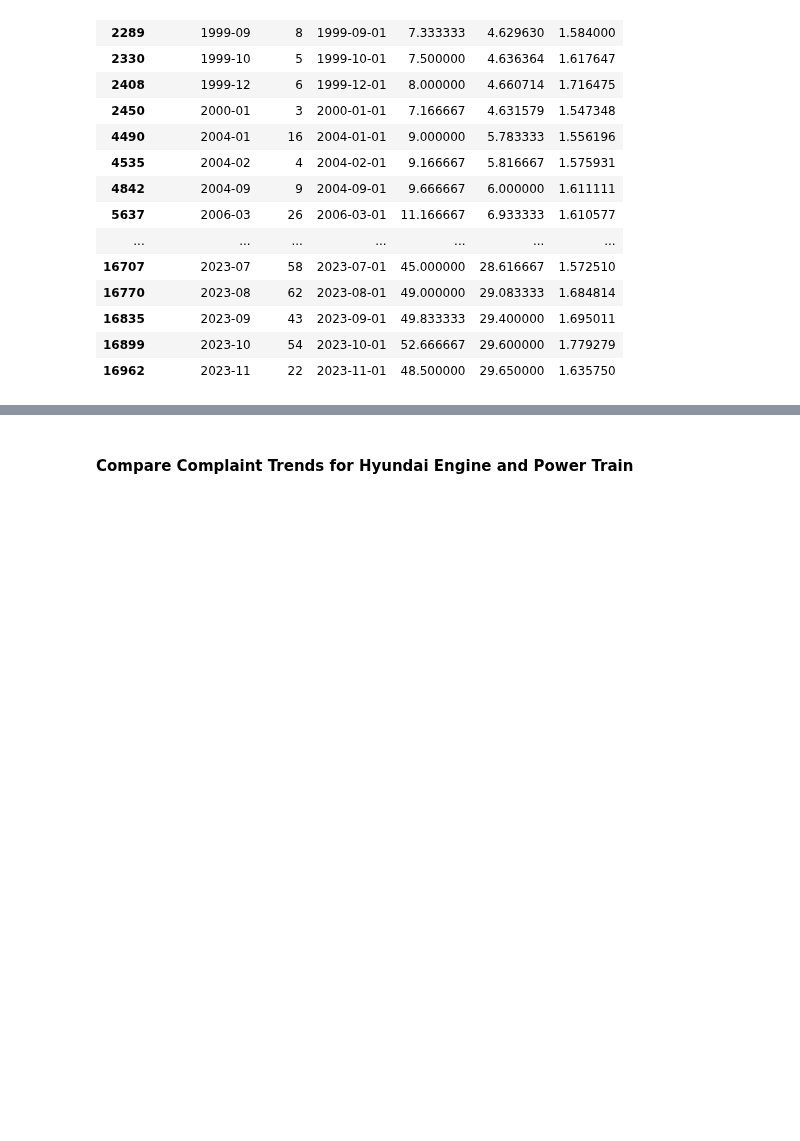
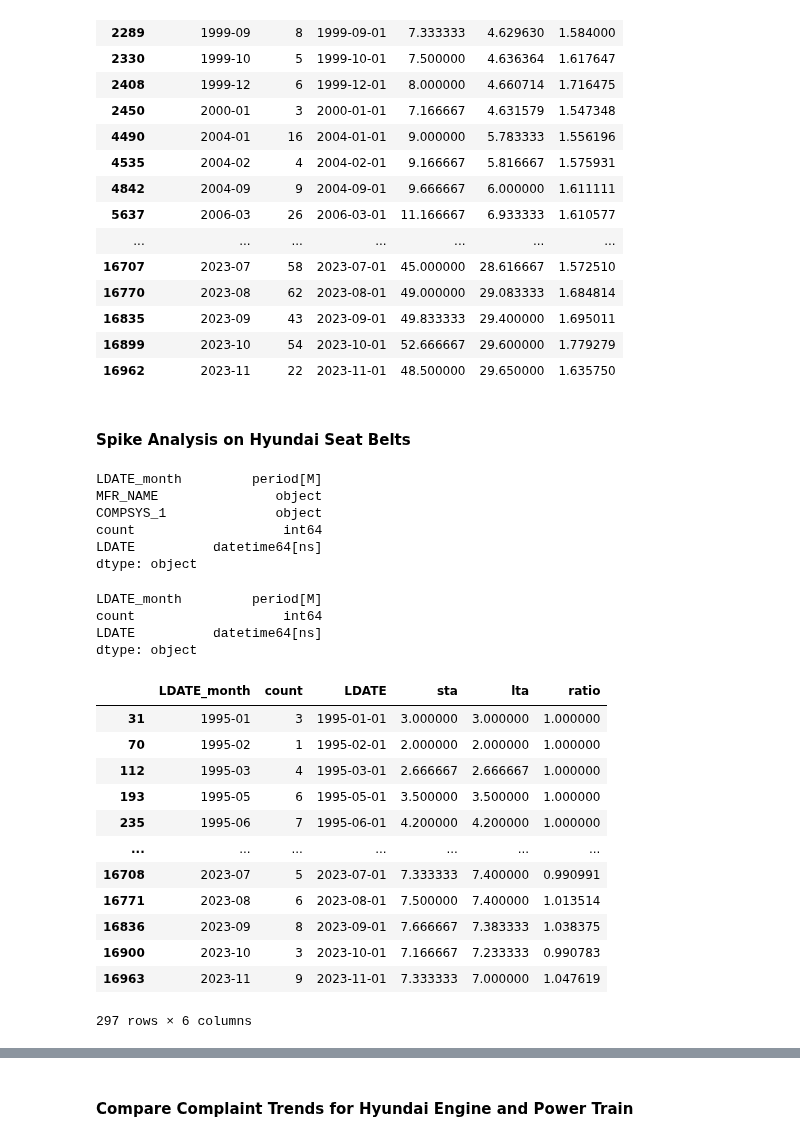
Before and after one commit to prithvidasgupta/si671, a Jupyter notebook: pm_parts_nb.ipynb, the cells around one changed output, grey strips where cells are left out. Saved outputs shown, nothing was run; the diff lists cells and outputs as text; code cells hidden in the pictures; blank space fills up the shorter version.

```diff
--- a/pm_parts_nb.ipynb
+++ b/pm_parts_nb.ipynb
@@ -1137,3 +1116,30 @@ power_spikes.sort_values(by="LDATE")
 | 16835 | 2023-09 | 43 | 2023-09-01 | 49.833333 | 29.400000 | 1.695011 |
 | 16899 | 2023-10 | 54 | 2023-10-01 | 52.666667 | 29.600000 | 1.779279 |
 | 16962 | 2023-11 | 22 | 2023-11-01 | 48.500000 | 29.650000 | 1.635750 |
+# %% [markdown]
+#### Spike Analysis on Hyundai Seat Belts
+# %%
+# STA/LTA on Hyundai seat belts complaints
+hyun_seatb_train = cmpl_m_mfr[
+    (cmpl_m_mfr["MFR_NAME"] == "hyundai motor america")
+    & (cmpl_m_mfr["COMPSYS_1"] == "seat belts")
+].copy()
+hyun_seatb_train.dtypes
+# %% [output]
+LDATE_month         period[M]
+MFR_NAME               object
+COMPSYS_1              object
+count                   int64
+LDATE          datetime64[ns]
+dtype: object
+# %%
+seatb_sta_lta = hyun_seatb_train.drop(
+    ["MFR_NAME", "COMPSYS_1"],
+    axis=1,
+)
+seatb_sta_lta.dtypes
+# %% [output]
+LDATE_month         period[M]
+count                   int64
+LDATE          datetime64[ns]
+dtype: object
@@ -1139,0 +1151,16 @@ power_spikes.sort_values(by="LDATE")
+# %%
+seatb_sta_lta
+# %% [output]
+|  | LDATE_month | count | LDATE | sta | lta | ratio |
+| 31 | 1995-01 | 3 | 1995-01-01 | 3.000000 | 3.000000 | 1.000000 |
+| 70 | 1995-02 | 1 | 1995-02-01 | 2.000000 | 2.000000 | 1.000000 |
+| 112 | 1995-03 | 4 | 1995-03-01 | 2.666667 | 2.666667 | 1.000000 |
+| 193 | 1995-05 | 6 | 1995-05-01 | 3.500000 | 3.500000 | 1.000000 |
+| 235 | 1995-06 | 7 | 1995-06-01 | 4.200000 | 4.200000 | 1.000000 |
+| ... | ... | ... | ... | ... | ... | ... |
+| 16708 | 2023-07 | 5 | 2023-07-01 | 7.333333 | 7.400000 | 0.990991 |
+| 16771 | 2023-08 | 6 | 2023-08-01 | 7.500000 | 7.400000 | 1.013514 |
+| 16836 | 2023-09 | 8 | 2023-09-01 | 7.666667 | 7.383333 | 1.038375 |
+| 16900 | 2023-10 | 3 | 2023-10-01 | 7.166667 | 7.233333 | 0.990783 |
+| 16963 | 2023-11 | 9 | 2023-11-01 | 7.333333 | 7.000000 | 1.047619 |
+297 rows × 6 columns
```
Also changed, not shown: parts of 35 cells of this notebook, 3 other files.
